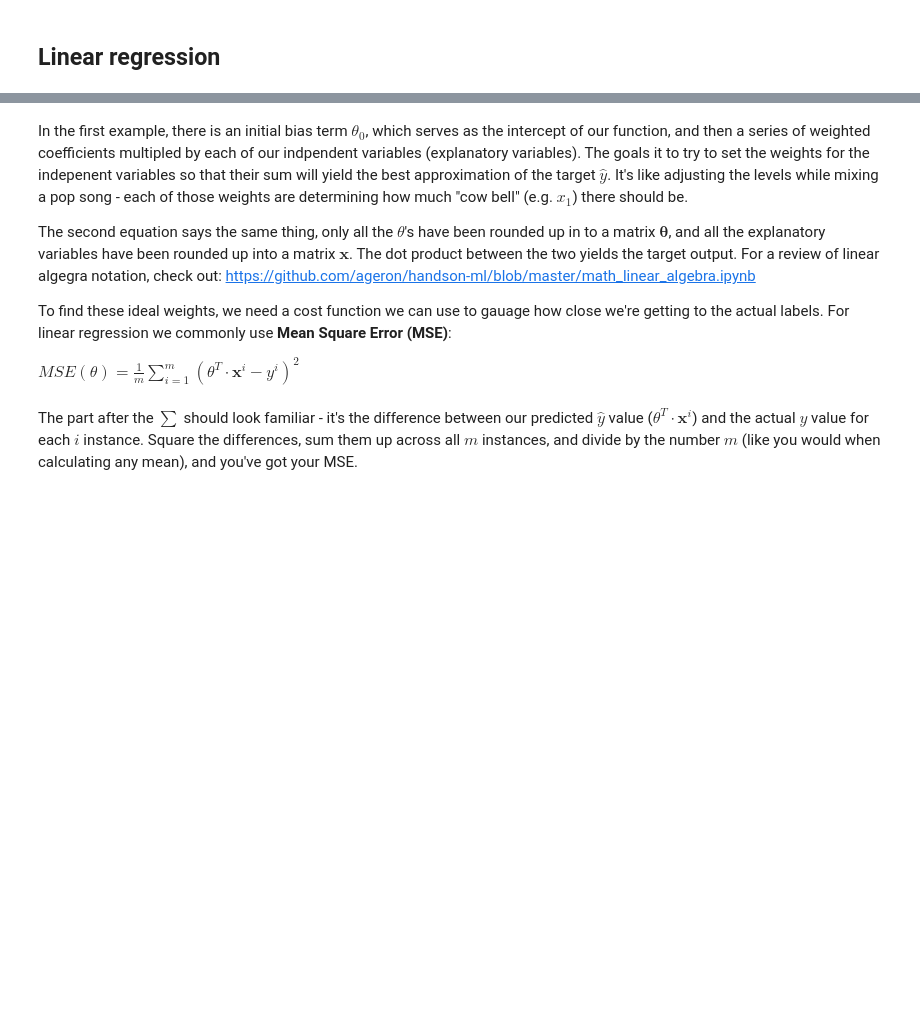
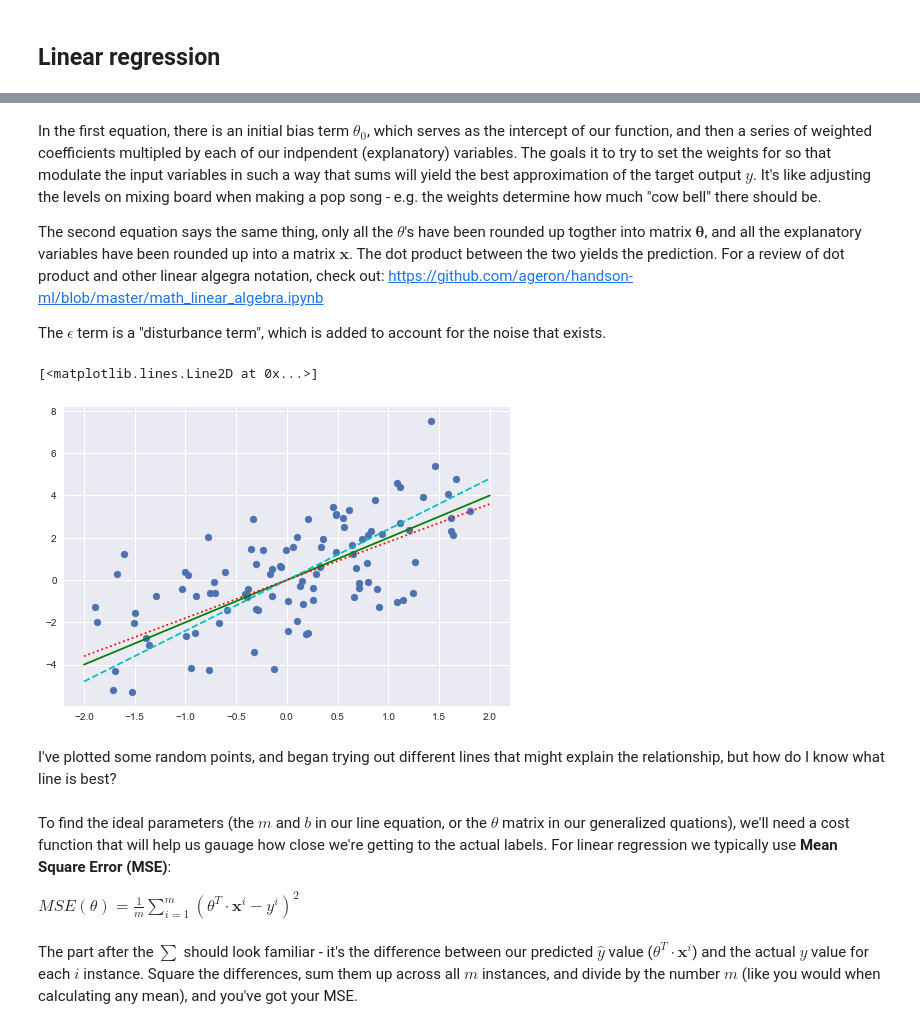
Before and after one commit to Jimmy-INL/society_after_certainty, a Jupyter notebook: 04.Regression/04.Regression.ipynb, the cells around one changed output, grey strips where cells are left out. Drawn from its saved outputs; the diff is of its cells as text; code cells hidden in the pictures; blank space fills up the shorter version.

```diff
--- a/04.Regression/04.Regression.ipynb
+++ b/04.Regression/04.Regression.ipynb
@@ -39,8 +50,6 @@ At this point you have come across linear regression as the "line of best fit" i
 # %% [markdown]
-In the first example, there is an initial bias term $\theta_{0}$, which serves as the intercept of our function, and then a series of weighted coefficients multipled by each of our indpendent variables (explanatory variables). The goals it to try to set the weights for the indepenent variables so that their sum will yield the best approximation of the target $\hat{y}$. It's like adjusting the levels while mixing a pop song - each of those weights are determining how much "cow bell" (e.g. $x_1$) there should be.
+In the first equation, there is an initial bias term $\theta_{0}$, which serves as the intercept of our function, and then a series of weighted coefficients multipled by each of our indpendent (explanatory) variables. The goals it to try to set the weights for so that modulate the input variables in such a way that sums will yield the best approximation of the target output $\hat{y}$. It's like adjusting the levels on mixing board when making a pop song - e.g. the weights determine how much "cow bell" there should be.
 
-The second equation says the same thing, only all the $\theta$'s have been rounded up in to a matrix $\mathbf{\theta}$, and all the explanatory variables have been rounded up into a matrix $\mathbf{x}$. The dot product between the two yields the target output. For a review of linear algegra notation, check out: https://github.com/ageron/handson-ml/blob/master/math_linear_algebra.ipynb
+The second equation says the same thing, only all the $\theta$'s have been rounded up togther into matrix $\mathbf{\theta}$, and all the explanatory variables have been rounded up into a matrix $\mathbf{x}$. The dot product between the two yields the prediction. For a review of dot product and other linear algegra notation, check out: https://github.com/ageron/handson-ml/blob/master/math_linear_algebra.ipynb
 
-To find these ideal weights, we need a cost function we can use to gauage how close we're getting to the actual labels. For linear regression we commonly use **Mean Square Error (MSE)**:
-
-$MSE(\theta) = \frac{1}{m}\sum_{i=1}^m(\theta^T\cdot\mathbf{x}^i - y^i)^2$
+The $\epsilon$ term is a "disturbance term", which is added to account for the noise that exists.
@@ -47,3 +64,17 @@ $MSE(\theta) = \frac{1}{m}\sum_{i=1}^m(\theta^T\cdot\mathbf{x}^i - y^i)^2$
+# %%
+plt.scatter(X[:,0], X[:,1])
+plt.plot(x, x*2,'-g')
+plt.plot(x, x*2.4, '--c')
+plt.plot(x, x*1.8, ':r')
+# %% [output]
+[<matplotlib.lines.Line2D at 0x...>]
+[figure, added]
+# %% [markdown]
+I've plotted some random points, and began trying out different lines that might explain the relationship, but how do I know what line is best?
+# %% [markdown]
+To find the ideal parameters (the $m$ and $b$ in our line equation, or the $\theta$ matrix in our generalized quations), we'll need a cost function that will help us gauage how close we're getting to the actual labels. For linear regression we typically use **Mean Square Error (MSE)**:
+
+$MSE(\theta) = \frac{1}{m}\sum_{i=1}^m(\theta^T\cdot\mathbf{x}^i - y^i)^2$
 # %% [markdown]
 The part after the $\sum$ should look familiar - it's the difference between our predicted $\hat{y}$ value ($\theta^T\cdot\mathbf{x}^i$) and the actual $y$ value for each $i$ instance. Square the differences, sum them up across all $m$ instances, and divide by the number $m$ (like you would when calculating any mean), and you've got your MSE.
 # %% [markdown]
```
Also changed, not shown: parts of 23 cells of this notebook.
